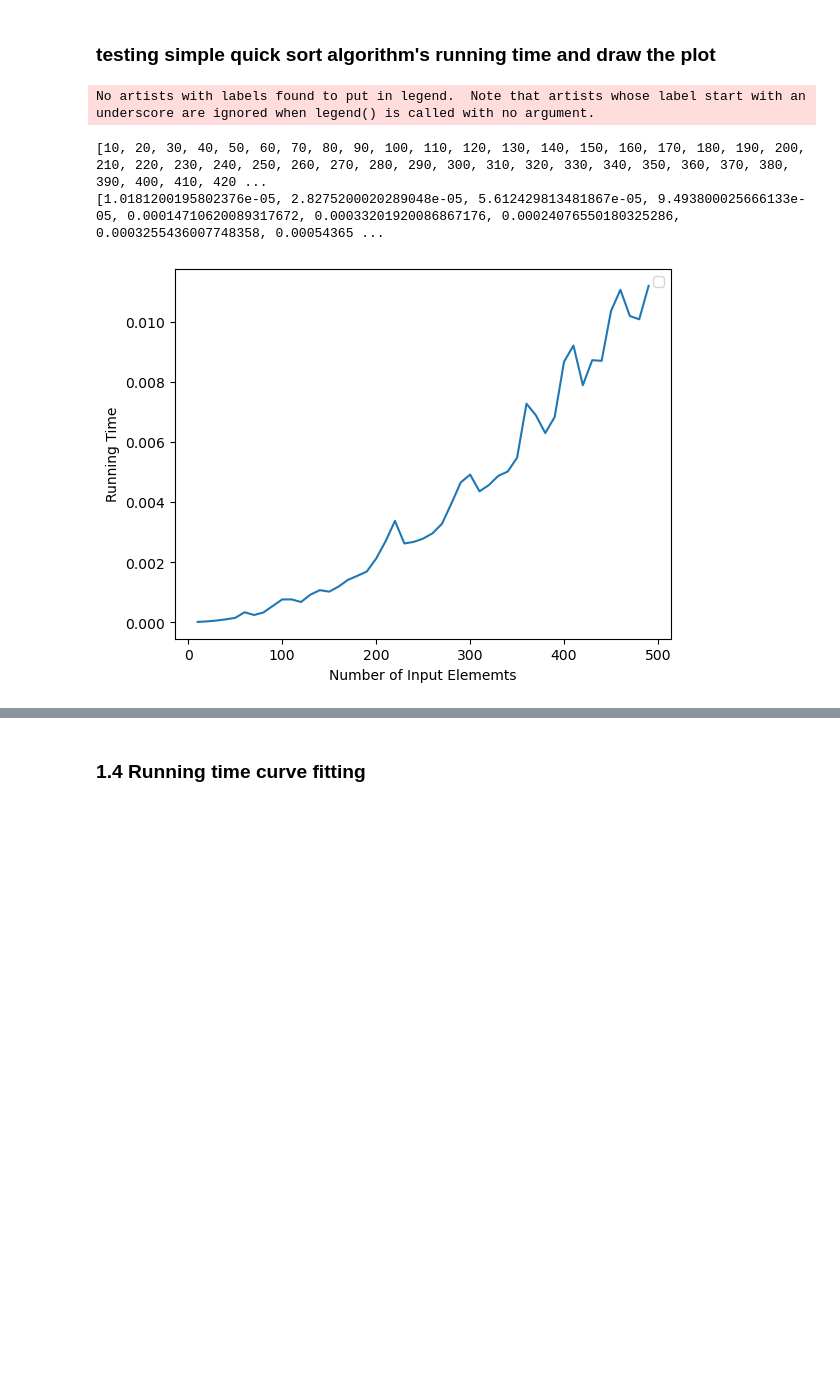
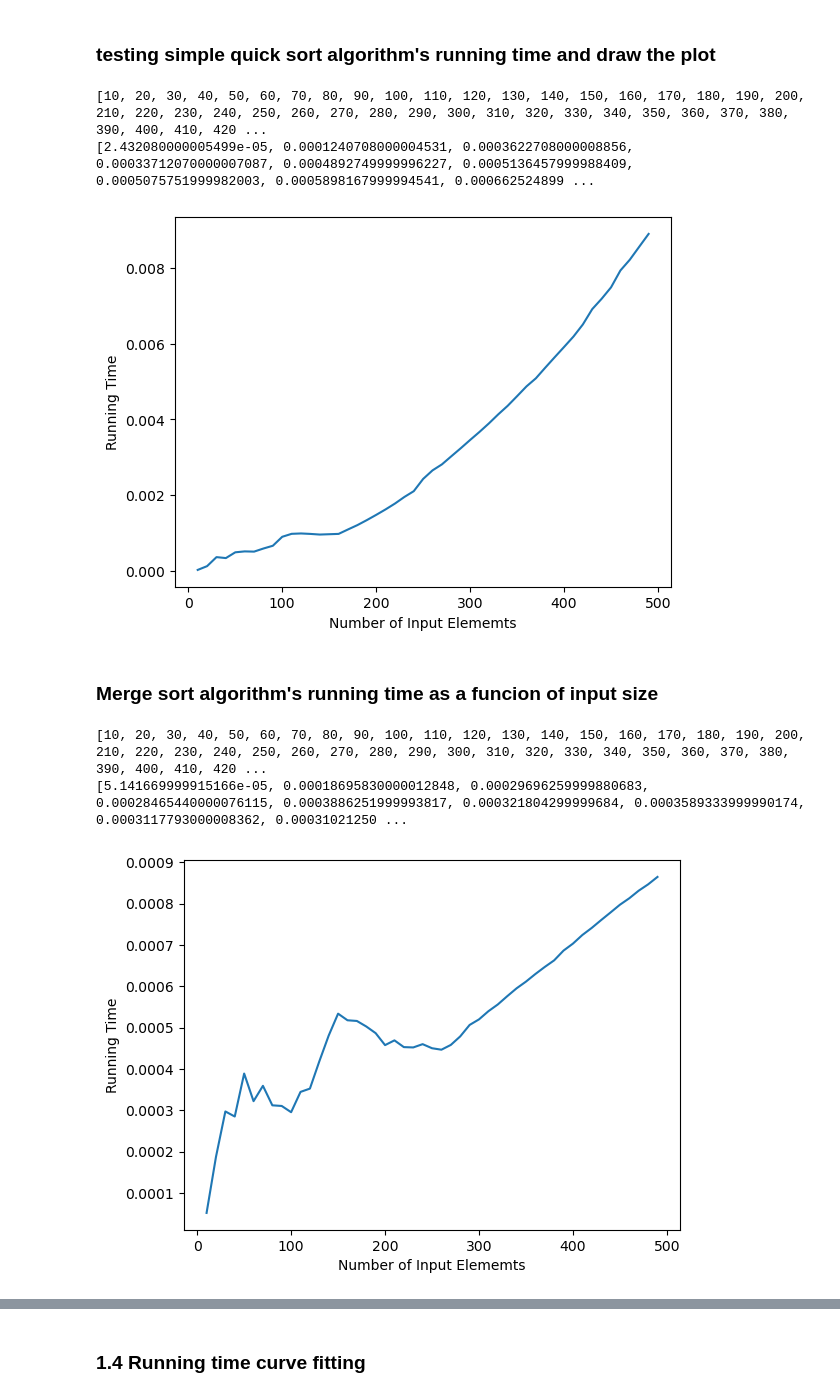
Before and after one commit to minhlynguyen/ucd-dsa-sorting-sp-mst, a Jupyter notebook: DS homework2_Alicia.ipynb, the cells around one changed output, grey strips where cells are left out. Drawn from its saved outputs; the diff is of its cells as text; code cells hidden in the pictures; blank space fills up the shorter version.

```diff
--- a/DS homework2_Alicia.ipynb
+++ b/DS homework2_Alicia.ipynb
@@ -54,6 +63,37 @@ def quick_sort_simple(data):
 
     else:
         return data
+# %%
+# Python implementation of Merge sort.
+def merge(left, right):
+    result = []
+    left_idx, right_idx = 0, 0
+    while left_idx < len(left) and right_idx < len(right):
+        if left[left_idx] <= right[right_idx]:
+            result.append(left[left_idx])
+            left_idx += 1
+        else:
+            result.append(right[right_idx])
+            right_idx += 1
+
+    if left:
+        result.extend(left[left_idx:])
+    if right:
+        result.extend(right[right_idx:])
+    return result
+
+
+def mergesort(arr):
+    if len(arr) <= 1:
+        return arr
+
+    mid = len(arr) // 2
+    left = arr[:mid]
+    right = arr[mid:]
+
+    left = mergesort(left)
+    right = mergesort(right)
+    return list(merge(left, right))
 # %% [markdown]
 ### 1.2 Apply Unittest
 # %%
@@ -160,11 +209,19 @@ No artists with labels found to put in legend.  Note that artists whose label st
 # %% [markdown]
 ### testing simple quick sort algorithm's running time and draw the plot
 # %%
-input_nums, running_times = running_time_test(reversed_list, quick_sort_simple_time)
-show_plot_single_line(input_nums, running_times)
+input_nums, quicksort_simple_running_times = running_time_test(reversed_list, quick_sort_simple)
+show_plot_single_line(input_nums, quicksort_simple_running_times)
 # %% [output]
-No artists with labels found to put in legend.  Note that artists whose label start with an underscore are ignored when legend() is called with no argument.
+[10, 20, 30, 40, 50, 60, 70, 80, 90, 100, 110, 120, 130, 140, 150, 160, 170, 180, 190, 200, 210, 220, 230, 240, 250, 260, 270, 280, 290, 300, 310, 320, 330, 340, 350, 360, 370, 380, 390, 400, 410, 420 ...
+[2.432080000005499e-05, 0.0001240708000004531, 0.0003622708000008856, 0.00033712070000007087, 0.0004892749999996227, 0.0005136457999988409, 0.0005075751999982003, 0.0005898167999994541, 0.000662524899 ...
-[10, 20, 30, 40, 50, 60, 70, 80, 90, 100, 110, 120, 130, 140, 150, 160, 170, 180, 190, 200, 210, 220, 230, 240, 250, 260, 270, 280, 290, 300, 310, 320, 330, 340, 350, 360, 370, 380, 390, 400, 410, 420 ...
-[1.0181200195802376e-05, 2.8275200020289048e-05, 5.612429813481867e-05, 9.493800025666133e-05, 0.00014710620089317672, 0.00033201920086867176, 0.00024076550180325286, 0.0003255436007748358, 0.00054365 ...
-[figure, old version]
+[figure, new version]
+# %% [markdown]
+### Merge sort algorithm's running time as a funcion of input size
+# %%
+input_nums, mergesort_running_times = running_time_test(reversed_list, mergesort)
+show_plot_single_line(input_nums, mergesort_running_times)
+# %% [output]
+[10, 20, 30, 40, 50, 60, 70, 80, 90, 100, 110, 120, 130, 140, 150, 160, 170, 180, 190, 200, 210, 220, 230, 240, 250, 260, 270, 280, 290, 300, 310, 320, 330, 340, 350, 360, 370, 380, 390, 400, 410, 420 ...
+[5.141669999915166e-05, 0.00018695830000012848, 0.00029696259999880683, 0.00028465440000076115, 0.0003886251999993817, 0.000321804299999684, 0.0003589333999990174, 0.0003117793000008362, 0.00031021250 ...
+[figure, added]
 # %% [markdown]
```
Also changed, not shown: parts of 14 cells of this notebook.
